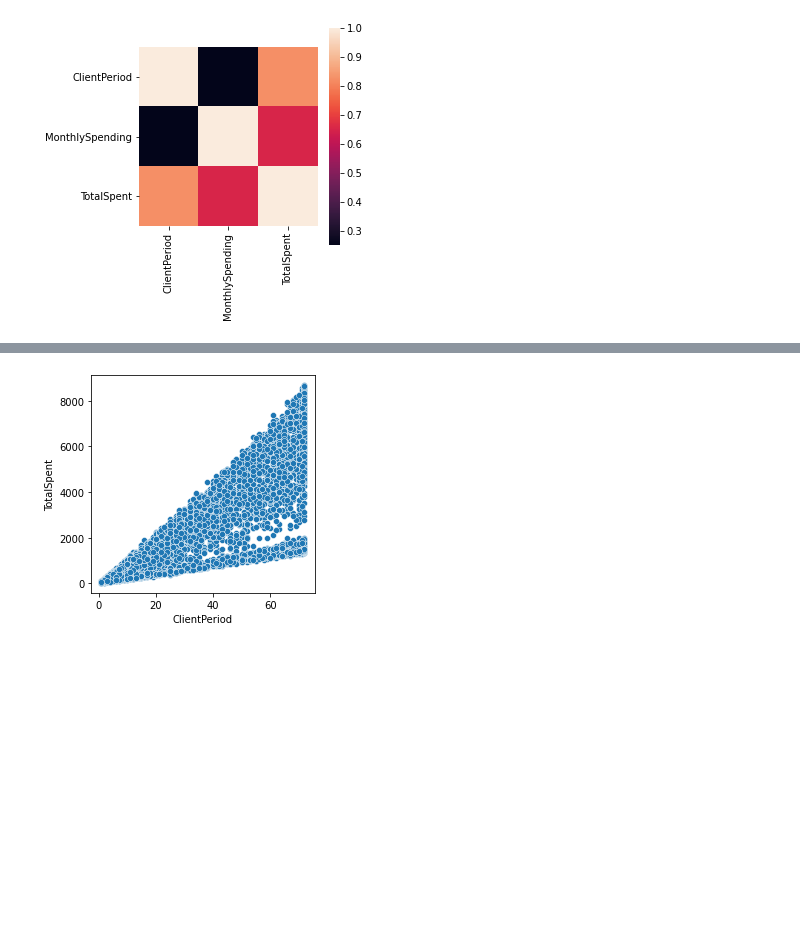
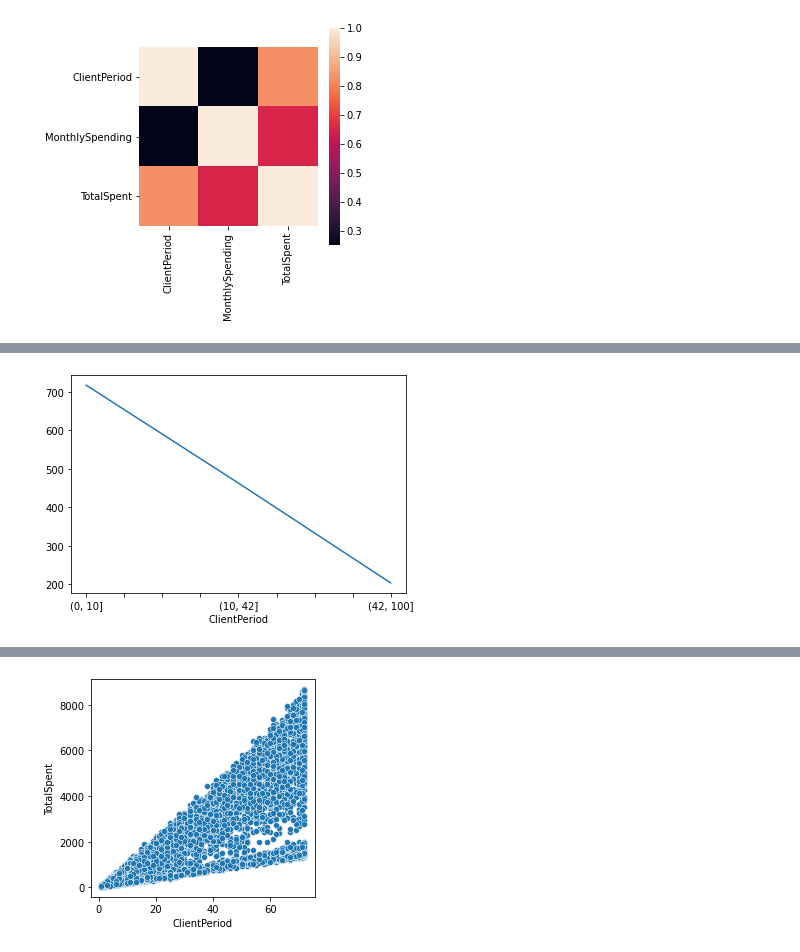
Before and after one commit to MitrofanovDmitry/study, a Jupyter notebook: practice/60 customer churn (dls)/2.ipynb, the cells around one changed output, grey strips where cells are left out. Saved outputs shown, nothing was run; the diff lists cells and outputs as text; code cells hidden in the pictures; blank space fills up the shorter version.

```diff
--- a/practice/60 customer churn (dls)/2.ipynb
+++ b/practice/60 customer churn (dls)/2.ipynb
@@ -75,0 +86,4 @@ plot_correlation(data[num_cols])
+# %%
+data.groupby(pd.cut(data['ClientPeriod'], bins=[0,10,42,100]).astype(str))['Churn'].sum().plot();
+# %% [output]
+[figure, added]
```
Also changed, not shown: parts of 27 cells of this notebook, 5 other files.
